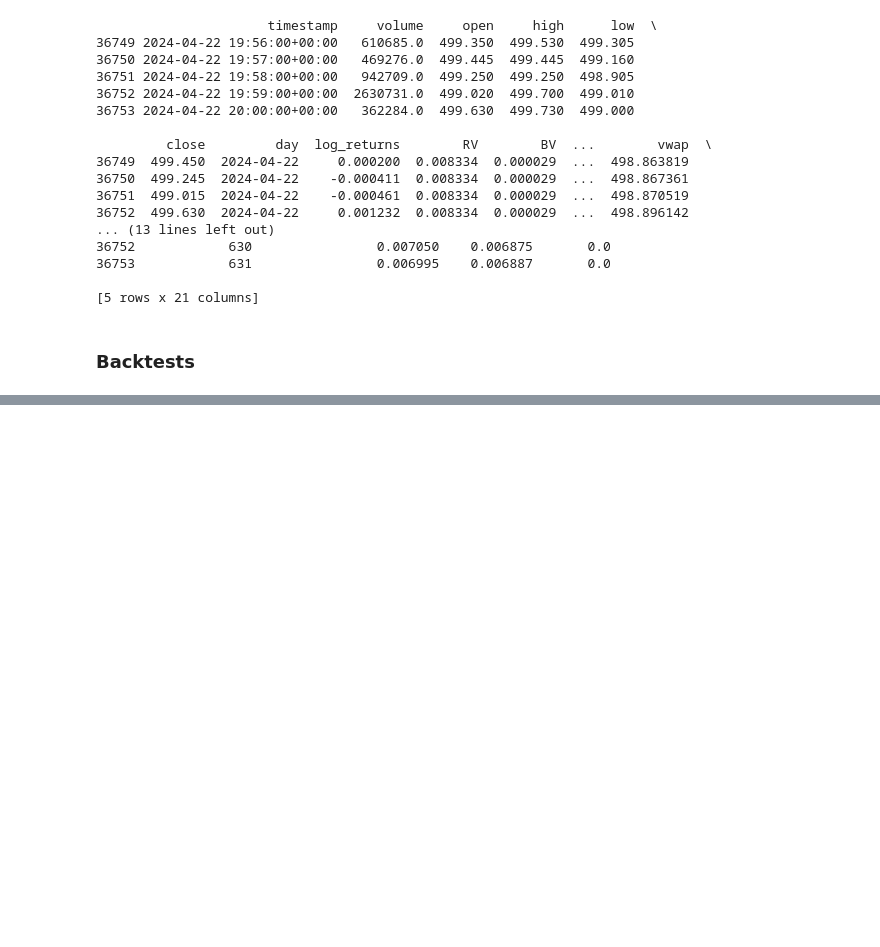
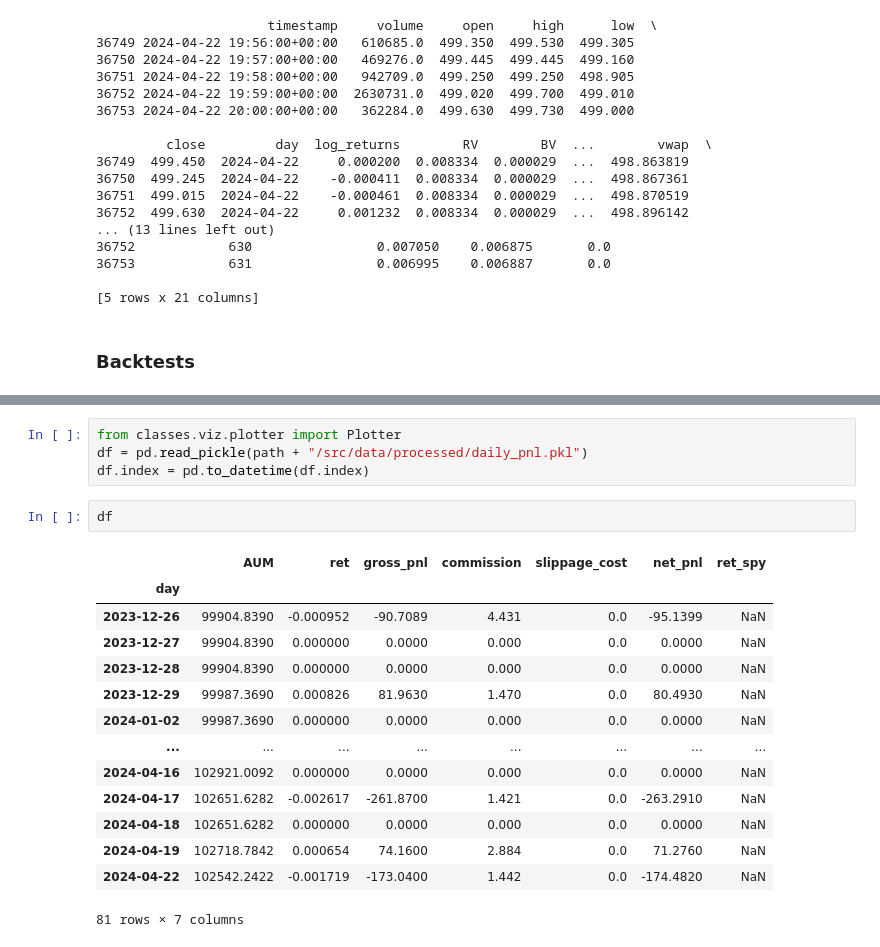
Before and after one commit to blackswan-quants/intraday-momentum, a Jupyter notebook: notebooks/Bug_and_correction.ipynb, the cells around one changed output, grey strips where cells are left out. Saved outputs shown, nothing was run; the diff lists cells and outputs as text; blank space fills up the shorter version.

```diff
--- a/notebooks/Bug_and_correction.ipynb
+++ b/notebooks/Bug_and_correction.ipynb
@@ -185 +191,22 @@ trade_log_df, daily_pnl_df, equity_curve_df = engine.run_backtest(asdict(default
+# %%
+from classes.viz.plotter import Plotter
+df = pd.read_pickle(path + "/src/data/processed/daily_pnl.pkl")
+df.index = pd.to_datetime(df.index)
+# %%
+df
+# %% [output]
+|  | AUM | ret | gross_pnl | commission | slippage_cost | net_pnl | ret_spy |
+| day |  |  |  |  |  |  |  |
+| 2023-12-26 | 99904.8390 | -0.000952 | -90.7089 | 4.431 | 0.0 | -95.1399 | NaN |
+| 2023-12-27 | 99904.8390 | 0.000000 | 0.0000 | 0.000 | 0.0 | 0.0000 | NaN |
+| 2023-12-28 | 99904.8390 | 0.000000 | 0.0000 | 0.000 | 0.0 | 0.0000 | NaN |
+| 2023-12-29 | 99987.3690 | 0.000826 | 81.9630 | 1.470 | 0.0 | 80.4930 | NaN |
+| 2024-01-02 | 99987.3690 | 0.000000 | 0.0000 | 0.000 | 0.0 | 0.0000 | NaN |
+| ... | ... | ... | ... | ... | ... | ... | ... |
+| 2024-04-16 | 102921.0092 | 0.000000 | 0.0000 | 0.000 | 0.0 | 0.0000 | NaN |
+| 2024-04-17 | 102651.6282 | -0.002617 | -261.8700 | 1.421 | 0.0 | -263.2910 | NaN |
+| 2024-04-18 | 102651.6282 | 0.000000 | 0.0000 | 0.000 | 0.0 | 0.0000 | NaN |
+| 2024-04-19 | 102718.7842 | 0.000654 | 74.1600 | 2.884 | 0.0 | 71.2760 | NaN |
+| 2024-04-22 | 102542.2422 | -0.001719 | -173.0400 | 1.442 | 0.0 | -174.4820 | NaN |
+81 rows × 7 columns
 # %%
```
Also changed, not shown: parts of 7 cells of this notebook, 4 other files.
